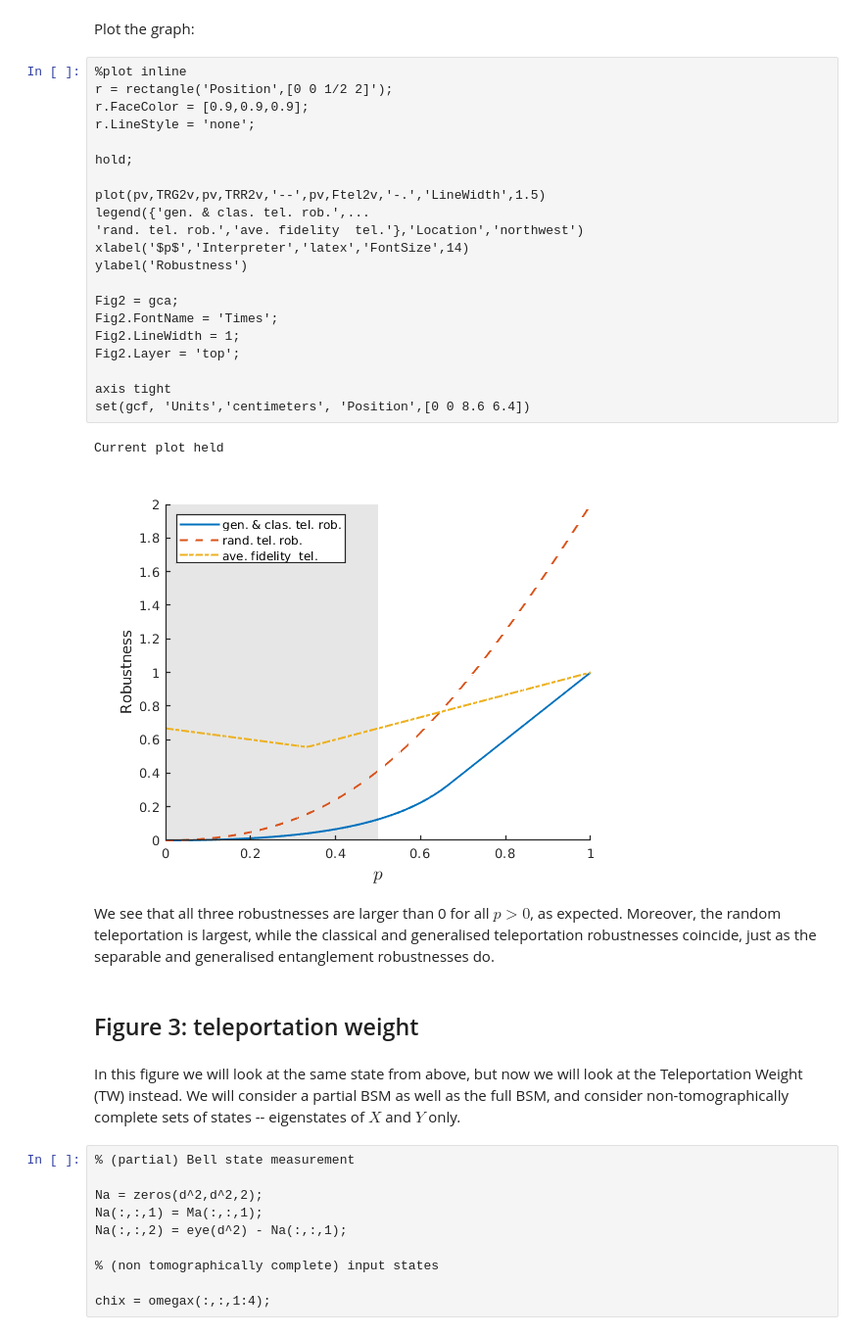
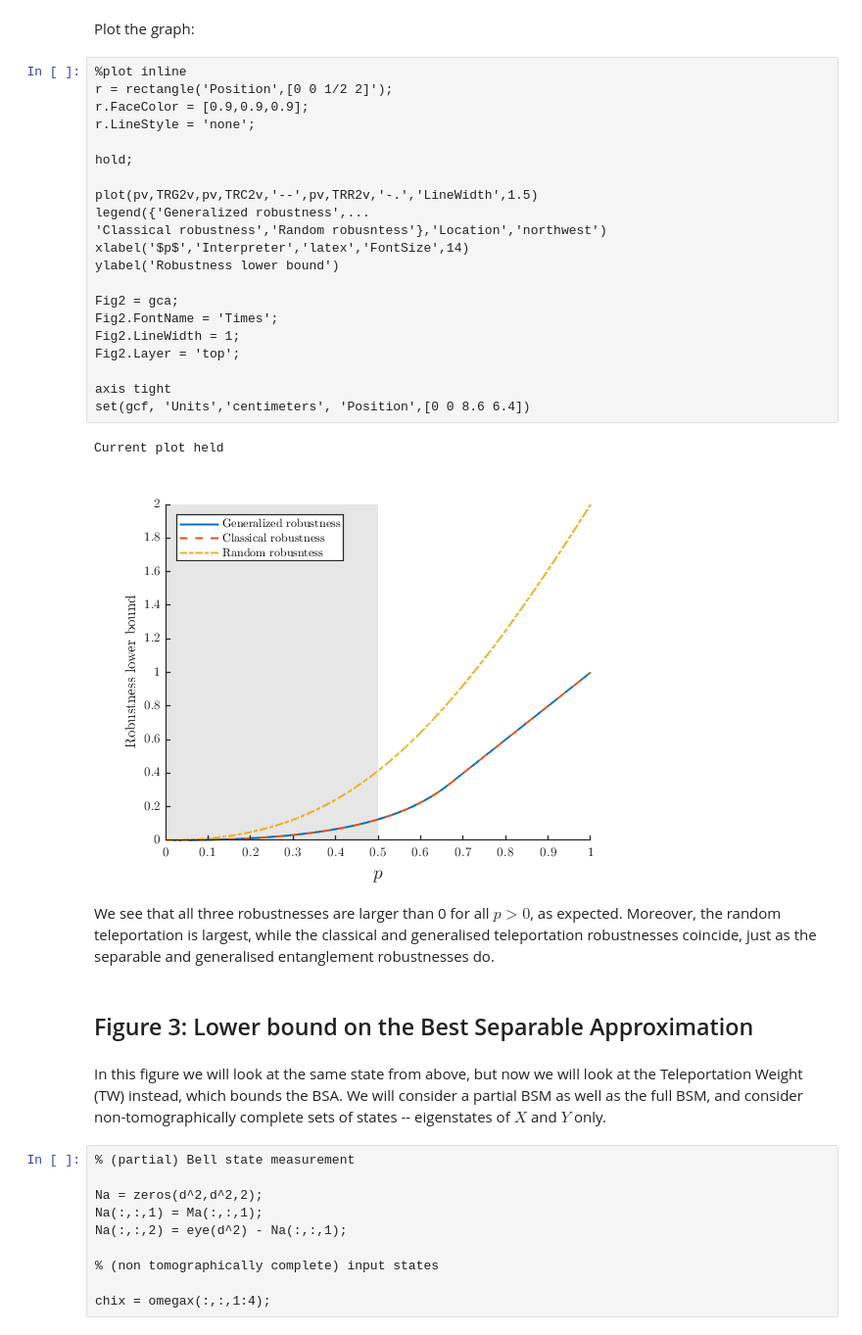
Before and after one commit to paulskrzypczyk/nonclassicalteleportation, a Jupyter notebook: Quantifying teleportation.ipynb, the cells around one changed output. Shown at 98% size. Cells and saved outputs as stored; diff of their text form.

```diff
--- a/Quantifying teleportation.ipynb
+++ b/Quantifying teleportation.ipynb
@@ -85,33 +162,33 @@ Plot the graph:
 # %%
 %plot inline
 r = rectangle('Position',[0 0 1/2 2]');
 r.FaceColor = [0.9,0.9,0.9];
 r.LineStyle = 'none';
 
 hold;
 
-plot(pv,TRG2v,pv,TRR2v,'--',pv,Ftel2v,'-.','LineWidth',1.5)
-legend({'gen. & clas. tel. rob.',...
-'rand. tel. rob.','ave. fidelity  tel.'},'Location','northwest')
+plot(pv,TRG2v,pv,TRC2v,'--',pv,TRR2v,'-.','LineWidth',1.5)
+legend({'Generalized robustness',...
+'Classical robustness','Random robusntess'},'Location','northwest')
 xlabel('$p$','Interpreter','latex','FontSize',14)
-ylabel('Robustness')
+ylabel('Robustness lower bound')
 
 Fig2 = gca;
 Fig2.FontName = 'Times';
 Fig2.LineWidth = 1;
 Fig2.Layer = 'top';
 
 axis tight
 set(gcf, 'Units','centimeters', 'Position',[0 0 8.6 6.4])
 # %% [output]
 Current plot held
-[figure, old version]
+[figure, new version]
 # %% [markdown]
 We see that all three robustnesses are larger than 0 for all $p> 0$, as expected. Moreover, the random teleportation is largest, while the classical and generalised teleportation robustnesses coincide, just as the separable and generalised entanglement robustnesses do.
-# %% [markdown]
-## Figure 3: teleportation weight
+# %% [markdown]
+## Figure 3: Lower bound on the Best Separable Approximation
 # %% [markdown]
-In this figure we will look at the same state from above, but now we will look at the Teleportation Weight (TW) instead. We will consider a partial BSM as well as the full BSM, and consider non-tomographically complete sets of states -- eigenstates of $X$ and $Y$ only.
+In this figure we will look at the same state from above, but now we will look at the Teleportation Weight (TW) instead, which bounds the BSA. We will consider a partial BSM as well as the full BSM, and consider non-tomographically complete sets of states -- eigenstates of $X$ and $Y$ only.
 # %%
 % (partial) Bell state measurement
 
```
Also changed, not shown: parts of 23 cells of this notebook.
